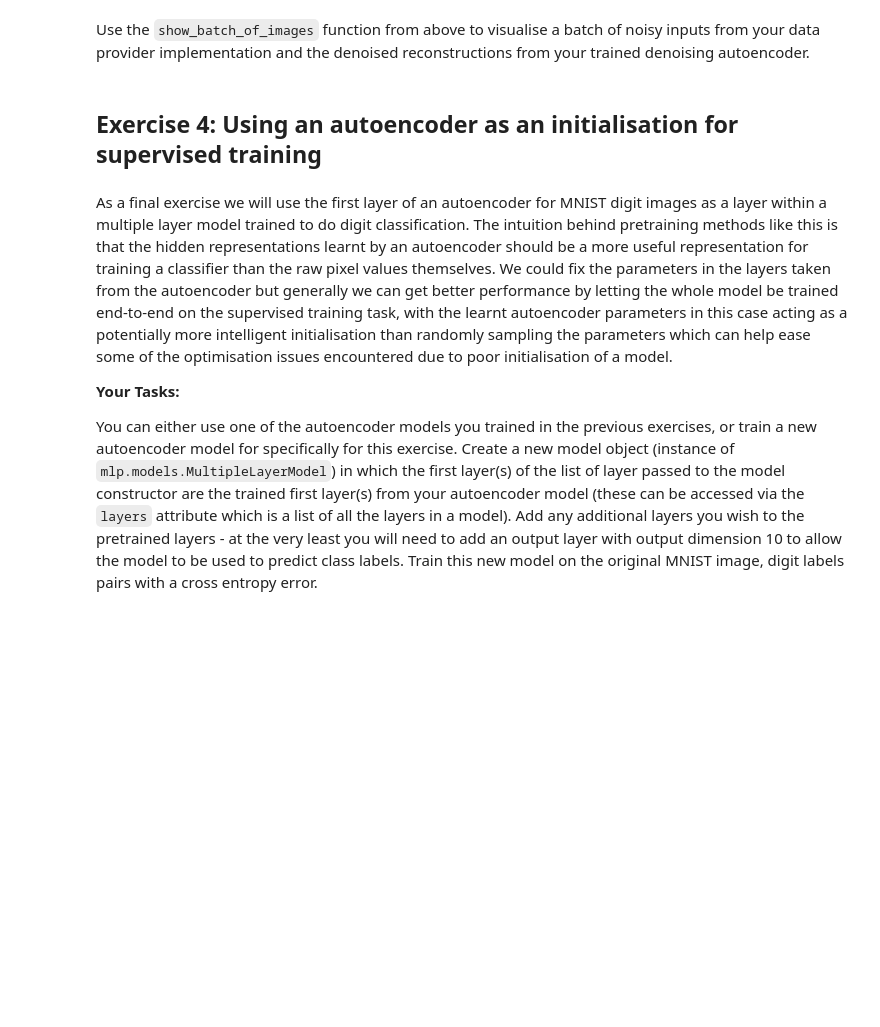
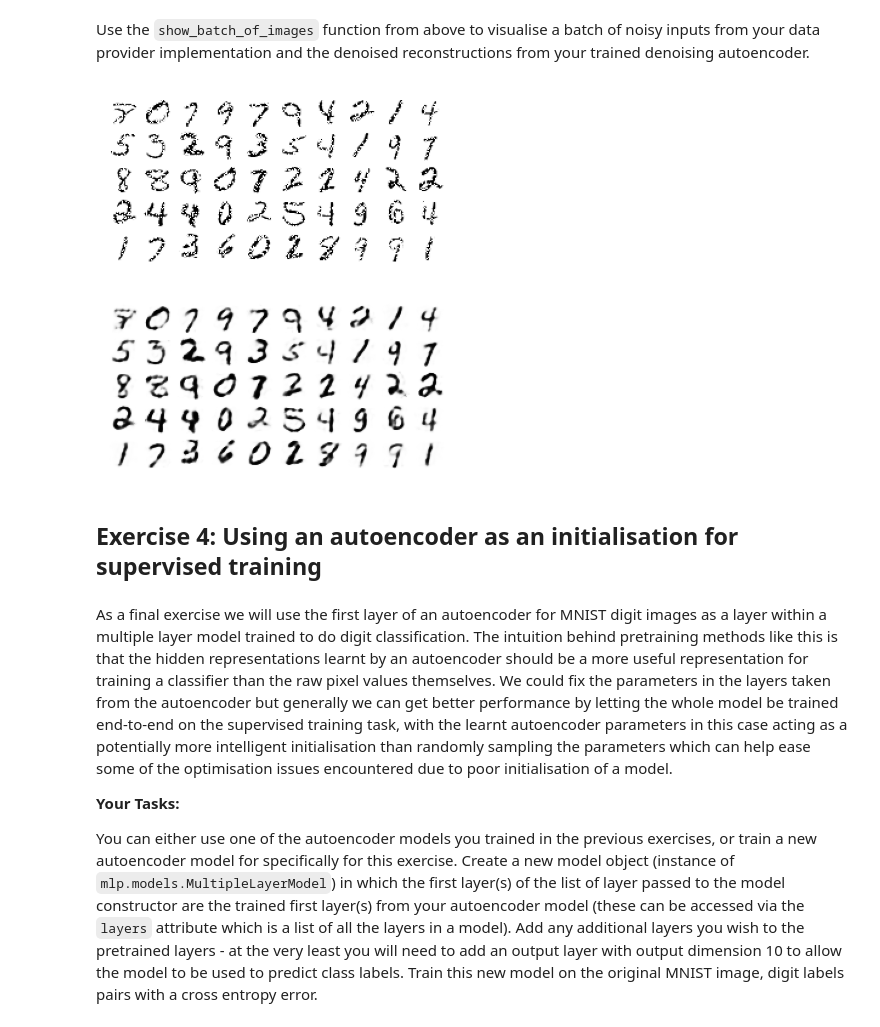
Before and after one commit to xiangyueerli/mlpractical, a Jupyter notebook: notebooks/07_Autoencoders.ipynb, the cells around one changed output. Drawn from its saved outputs; the diff is of its cells as text; code cells hidden in the pictures; blank space fills up the shorter version.

```diff
--- a/notebooks/07_Autoencoders.ipynb
+++ b/notebooks/07_Autoencoders.ipynb
@@ -162,0 +296,36 @@ Once you have implemented your chosen scheme, use the new data provider object t
+# %%
+# Create data provider objects for the MNIST data set
+train_data = MNISTDenoisingAutoencoderDataProvider('train', batch_size=50, rng=rng)
+valid_data = MNISTDenoisingAutoencoderDataProvider('valid', batch_size=50, rng=rng)
+
+input_dim, output_dim, hidden_dim = 784, 784, 50
+
+weights_init = initialisers.GlorotUniformInit(rng=rng)
+biases_init = initialisers.ConstantInit(0.)
+
+model = models.MultipleLayerModel([
+    layers.AffineLayer(input_dim, hidden_dim, weights_init, biases_init),
+    layers.ReluLayer(),
+    layers.AffineLayer(hidden_dim, output_dim, weights_init, biases_init),
+    layers.SigmoidLayer()
+])
+
+error = errors.SumOfSquaredDiffsError()
+
+learning_rule = learning_rules.AdamLearningRule()
+
+num_epochs = 25
+stats_interval = 1
+optimiser = optimisers.Optimiser(
+    model, error, learning_rule, train_data, valid_data)
+
+stats, keys, run_time = optimiser.train(num_epochs=num_epochs, stats_interval=stats_interval)
+
+# Plot the change in the validation and training set error over training.
+fig_1 = plt.figure(figsize=(8, 4))
+ax_1 = fig_1.add_subplot(111)
+for k in ['error(train)', 'error(valid)']:
+    ax_1.plot(np.arange(1, stats.shape[0]) * stats_interval,
+              stats[1:, keys[k]], label=k)
+ax_1.legend(loc=0)
+ax_1.set_xlabel('Epoch number')
@@ -167,3 +353,11 @@ Use the `show_batch_of_images` function from above to visualise a batch of noisy
+# %%
+inputs, targets = valid_data.next()
+recons = model.fprop(inputs)[-1]
+_ = show_batch_of_images(inputs.reshape((-1, 28, 28)), (4, 2), 5)
+_ = show_batch_of_images(recons.reshape((-1, 28, 28)), (4, 2), 5)
+# %% [output]
+[figure, added]
+[figure, added]
 # %% [markdown]
 ## Exercise 4: Using an autoencoder as an initialisation for supervised training
 # %% [markdown]
```
Also changed, not shown: parts of 24 cells of this notebook.
